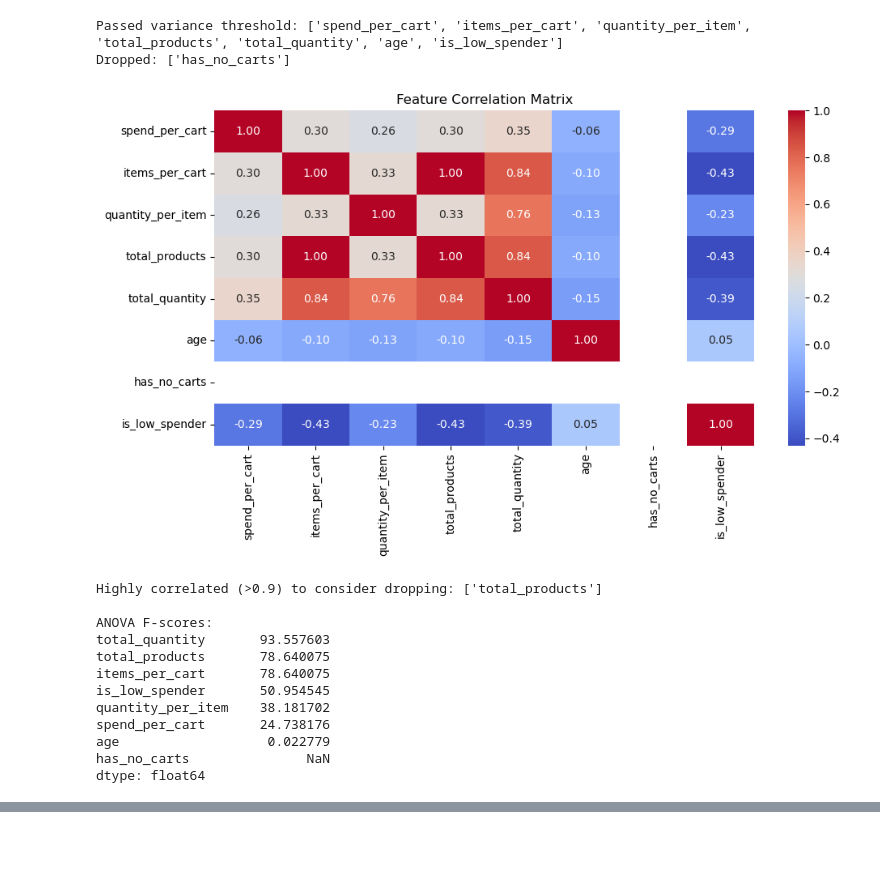
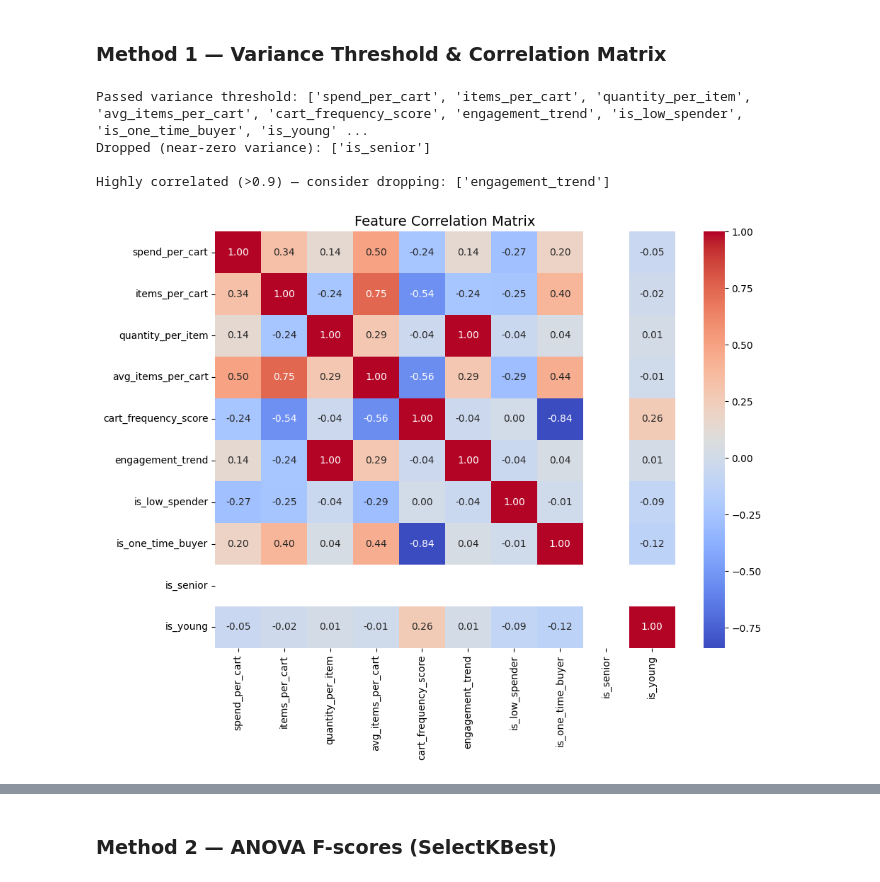
Before and after one commit to RolandoFerreira/Datascience-finalproject, a Jupyter notebook: notebooks/exploration.ipynb, the cells around one changed output, grey strips where cells are left out. Cells and saved outputs as stored; diff of their text form; code cells hidden in the pictures; blank space fills up the shorter version.

```diff
--- a/notebooks/exploration.ipynb
+++ b/notebooks/exploration.ipynb
@@ -1,6 +11,6 @@
 # %%
 import sys
-sys.path.append("../churn-predictor/app")
+sys.path.append("../app")
 
 import pandas as pd
 import numpy as np
@@ -8,10 +18,12 @@ import matplotlib.pyplot as plt
 import seaborn as sns
 import json
 
-with open("/churn-predictor/data/raw/users_carts.json") as f:
+with open("../data/raw/users_carts.json") as f:
     data = json.load(f)
 
 df = pd.DataFrame(data)
 print(f"Dataset shape: {df.shape}")
+print(f"Real users:    {(~df['synthetic']).sum()}")
+print(f"Synthetic:     {df['synthetic'].sum()}")
 df.head()
 # %% [output]
@@ -146,51 +165,33 @@ Churn rate: 30.0%
+# %% [markdown]
+### Method 1 — Variance Threshold & Correlation Matrix
 # %%
 from sklearn.feature_selection import VarianceThreshold, SelectKBest, f_classif
 
 X = df[FEATURES].copy()
 y = df["churned"]
 
+# --- 1a. Variance Threshold ---
 vt = VarianceThreshold(threshold=0.01)
 vt.fit(X)
 passed  = [f for f, v in zip(FEATURES, vt.get_support()) if v]
 dropped = [f for f, v in zip(FEATURES, vt.get_support()) if not v]
 print("Passed variance threshold:", passed)
-print("Dropped:", dropped)
+print("Dropped (near-zero variance):", dropped)
 
-plt.figure(figsize=(10, 6))
+# --- 1b. Correlation Matrix ---
+plt.figure(figsize=(10, 8))
 sns.heatmap(X.corr(), annot=True, fmt=".2f", cmap="coolwarm")
 plt.title("Feature Correlation Matrix")
 plt.tight_layout()
 plt.show()
 
 corr_matrix = X.corr().abs()
 upper = corr_matrix.where(np.triu(np.ones(corr_matrix.shape), k=1).astype(bool))
 to_drop = [col for col in upper.columns if any(upper[col] > 0.9)]
-print("\nHighly correlated (>0.9) to consider dropping:", to_drop)
-
-selector = SelectKBest(f_classif, k=5)
-selector.fit(X, y)
-anova_scores = pd.Series(selector.scores_, index=FEATURES).sort_values(ascending=False)
-print("\nANOVA F-scores:")
-print(anova_scores)
-
-anova_scores.plot(kind="bar", color="steelblue")
-plt.title("ANOVA F-scores per Feature")
-plt.ylabel("F-score")
-plt.tight_layout()
-plt.show()
+print("\nHighly correlated (>0.9) — consider dropping:", to_drop)
 # %% [output]
-Passed variance threshold: ['spend_per_cart', 'items_per_cart', 'quantity_per_item', 'total_products', 'total_quantity', 'age', 'is_low_spender']
-Dropped: ['has_no_carts']
+Passed variance threshold: ['spend_per_cart', 'items_per_cart', 'quantity_per_item', 'avg_items_per_cart', 'cart_frequency_score', 'engagement_trend', 'is_low_spender', 'is_one_time_buyer', 'is_young' ...
+Dropped (near-zero variance): ['is_senior']
+
+Highly correlated (>0.9) — consider dropping: ['engagement_trend']
-[figure, old version]
+[figure, new version]
-Highly correlated (>0.9) to consider dropping: ['total_products']
-
-ANOVA F-scores:
-total_quantity       93.557603
-total_products       78.640075
-items_per_cart       78.640075
-is_low_spender       50.954545
-quantity_per_item    38.181702
-spend_per_cart       24.738176
-age                   0.022779
-has_no_carts               NaN
-dtype: float64
@@ -197,0 +198,2 @@ dtype: float64
+# %% [markdown]
+### Method 2 — ANOVA F-scores (SelectKBest)
```
Also changed, not shown: parts of 21 cells of this notebook.
